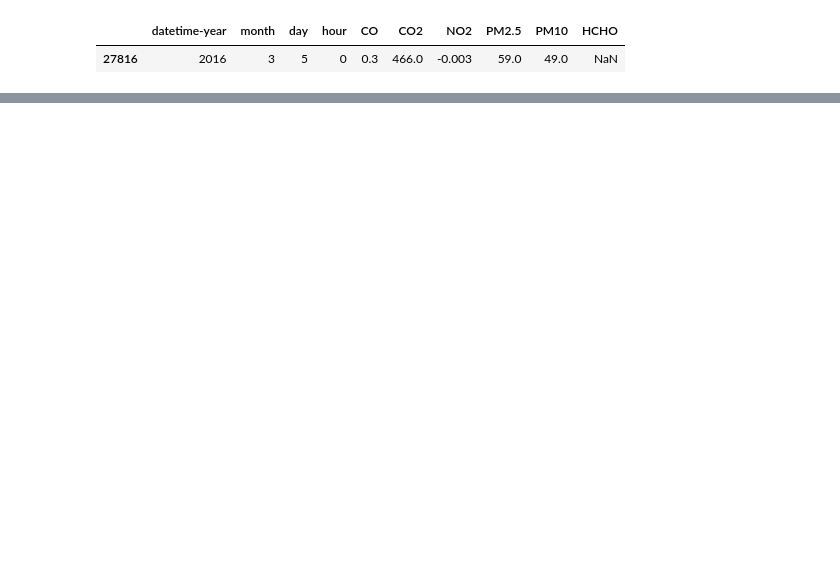
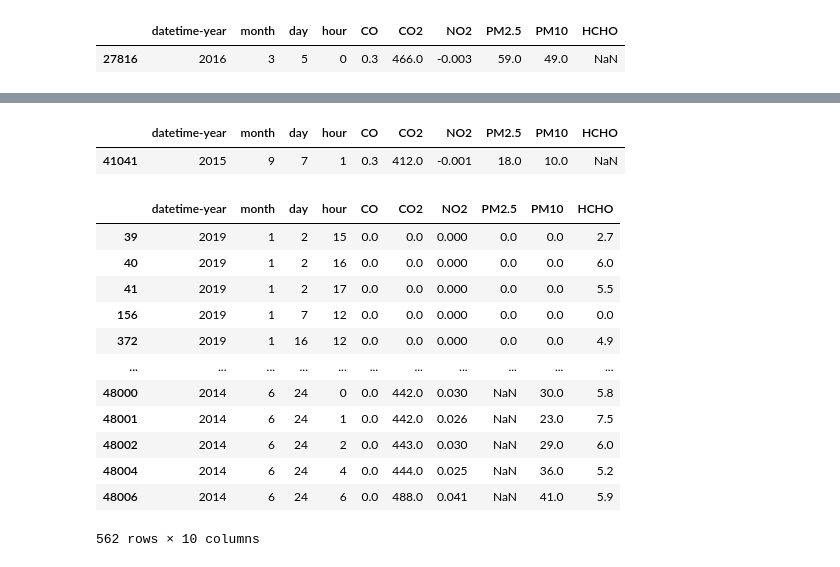
Before and after one commit to tbnsok40/Busan-aqms-subway, a Jupyter notebook: preprocessing Nampo, Sasang.ipynb, the cells around one changed output, grey strips where cells are left out. Drawn from its saved outputs; the diff is of its cells as text; code cells hidden in the pictures; blank space fills up the shorter version.

```diff
--- a/preprocessing Nampo.ipynb
+++ b/preprocessing Nampo, Sasang.ipynb
@@ -136,0 +260,21 @@ nampo
+# %%
+ss.loc[ss['NO2']<0]
+# %% [output]
+|  | datetime-year | month | day | hour | CO | CO2 | NO2 | PM2.5 | PM10 | HCHO |
+| 41041 | 2015 | 9 | 7 | 1 | 0.3 | 412.0 | -0.001 | 18.0 | 10.0 | NaN |
+# %%
+ss.loc[ss['CO']==0]
+# %% [output]
+|  | datetime-year | month | day | hour | CO | CO2 | NO2 | PM2.5 | PM10 | HCHO |
+| 39 | 2019 | 1 | 2 | 15 | 0.0 | 0.0 | 0.000 | 0.0 | 0.0 | 2.7 |
+| 40 | 2019 | 1 | 2 | 16 | 0.0 | 0.0 | 0.000 | 0.0 | 0.0 | 6.0 |
+| 41 | 2019 | 1 | 2 | 17 | 0.0 | 0.0 | 0.000 | 0.0 | 0.0 | 5.5 |
+| 156 | 2019 | 1 | 7 | 12 | 0.0 | 0.0 | 0.000 | 0.0 | 0.0 | 0.0 |
+| 372 | 2019 | 1 | 16 | 12 | 0.0 | 0.0 | 0.000 | 0.0 | 0.0 | 4.9 |
+| ... | ... | ... | ... | ... | ... | ... | ... | ... | ... | ... |
+| 48000 | 2014 | 6 | 24 | 0 | 0.0 | 442.0 | 0.030 | NaN | 30.0 | 5.8 |
+| 48001 | 2014 | 6 | 24 | 1 | 0.0 | 442.0 | 0.026 | NaN | 23.0 | 7.5 |
+| 48002 | 2014 | 6 | 24 | 2 | 0.0 | 443.0 | 0.030 | NaN | 29.0 | 6.0 |
+| 48004 | 2014 | 6 | 24 | 4 | 0.0 | 444.0 | 0.025 | NaN | 36.0 | 5.2 |
+| 48006 | 2014 | 6 | 24 | 6 | 0.0 | 488.0 | 0.041 | NaN | 41.0 | 5.9 |
+562 rows × 10 columns
```
Also changed, not shown: parts of 15 cells of this notebook.
